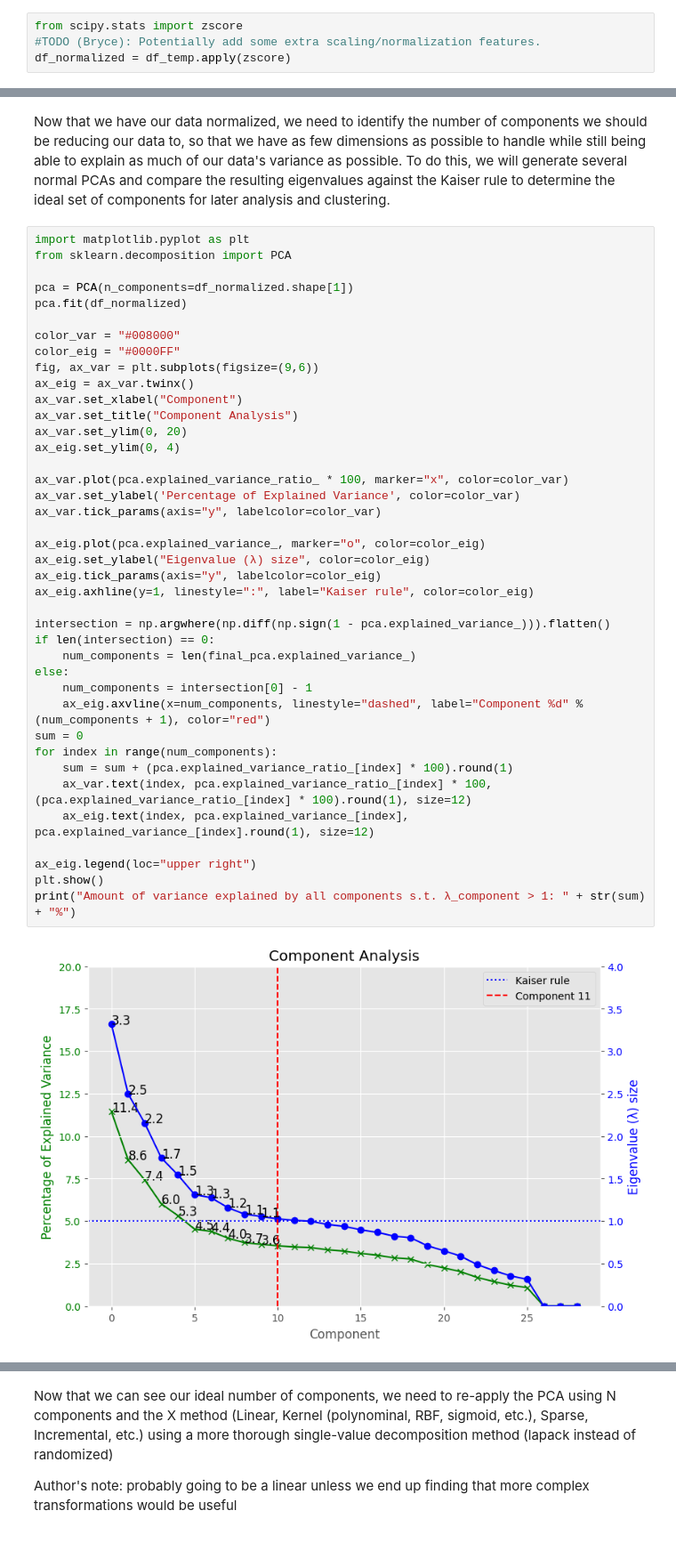
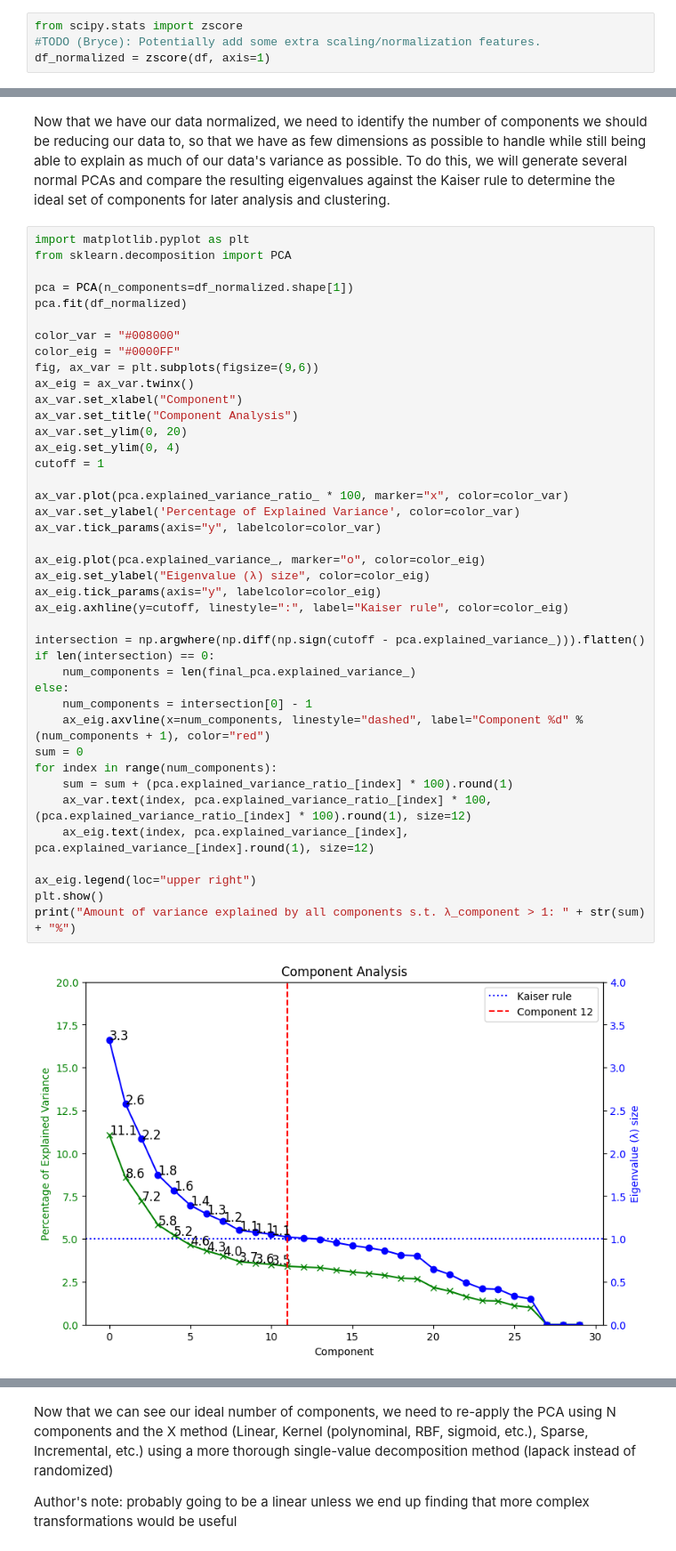
Before and after one commit to cwali09/ML-Lab-1, a Jupyter notebook: main.ipynb, the cells around one changed output, grey strips where cells are left out. Shown at 89% size. Drawn from its saved outputs; the diff is of its cells as text.

```diff
--- a/main.ipynb
+++ b/main.ipynb
@@ -266,4 +267,4 @@ TODO (Bryce): Add some analysis once our other methods for dimension reduction a
 # %%
 from scipy.stats import zscore
 #TODO (Bryce): Potentially add some extra scaling/normalization features.
-df_normalized = df_temp.apply(zscore)
+df_normalized = zscore(df, axis=1)
@@ -281,33 +284,34 @@ color_eig = "#0000FF"
 fig, ax_var = plt.subplots(figsize=(9,6))
 ax_eig = ax_var.twinx()
 ax_var.set_xlabel("Component")
 ax_var.set_title("Component Analysis")
 ax_var.set_ylim(0, 20)
 ax_eig.set_ylim(0, 4)
+cutoff = 1
 
 ax_var.plot(pca.explained_variance_ratio_ * 100, marker="x", color=color_var)
 ax_var.set_ylabel('Percentage of Explained Variance', color=color_var)
 ax_var.tick_params(axis="y", labelcolor=color_var)
 
 ax_eig.plot(pca.explained_variance_, marker="o", color=color_eig)
 ax_eig.set_ylabel("Eigenvalue (λ) size", color=color_eig)
 ax_eig.tick_params(axis="y", labelcolor=color_eig)
-ax_eig.axhline(y=1, linestyle=":", label="Kaiser rule", color=color_eig)
+ax_eig.axhline(y=cutoff, linestyle=":", label="Kaiser rule", color=color_eig)
 
-intersection = np.argwhere(np.diff(np.sign(1 - pca.explained_variance_))).flatten()
+intersection = np.argwhere(np.diff(np.sign(cutoff - pca.explained_variance_))).flatten()
 if len(intersection) == 0:
     num_components = len(final_pca.explained_variance_)
 else:
     num_components = intersection[0] - 1
     ax_eig.axvline(x=num_components, linestyle="dashed", label="Component %d" %(num_components + 1), color="red")
 sum = 0
 for index in range(num_components):
     sum = sum + (pca.explained_variance_ratio_[index] * 100).round(1)
     ax_var.text(index, pca.explained_variance_ratio_[index] * 100, (pca.explained_variance_ratio_[index] * 100).round(1), size=12)
     ax_eig.text(index, pca.explained_variance_[index], pca.explained_variance_[index].round(1), size=12)
 
 ax_eig.legend(loc="upper right")
 plt.show()
 print("Amount of variance explained by all components s.t. λ_component > 1: " + str(sum) + "%")
 # %% [output]
-[figure, old version]
+[figure, new version]
```
Also changed, not shown: parts of 5 cells of this notebook.
